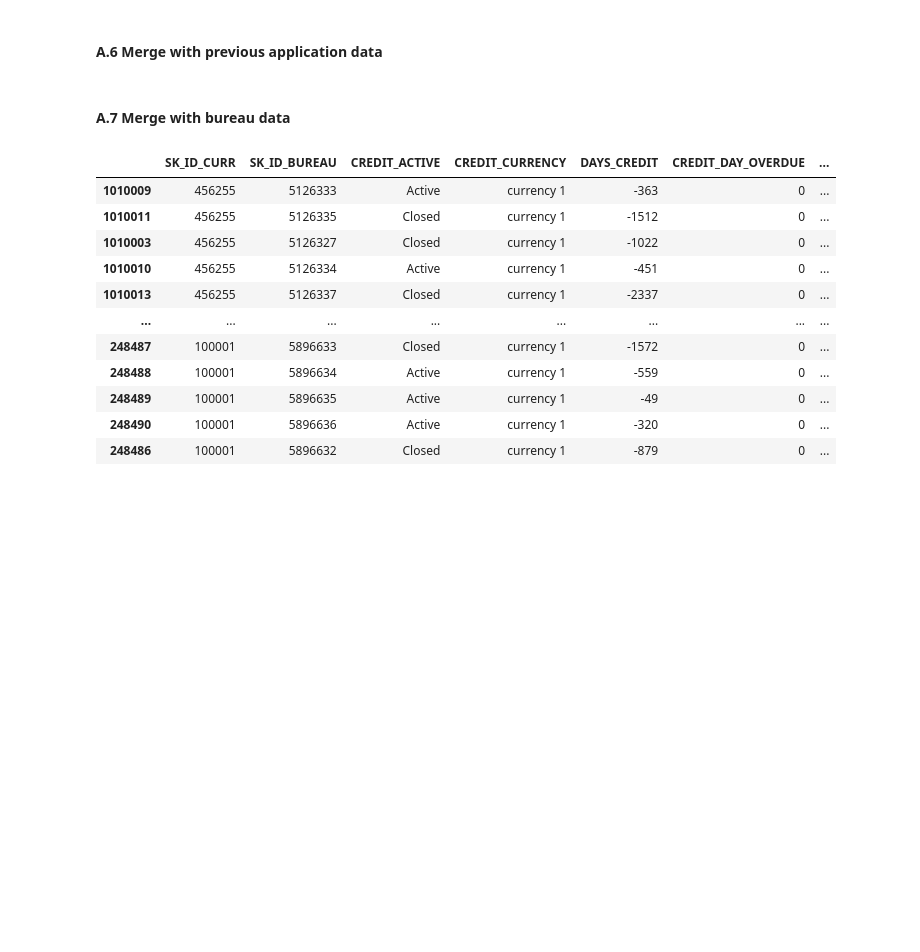
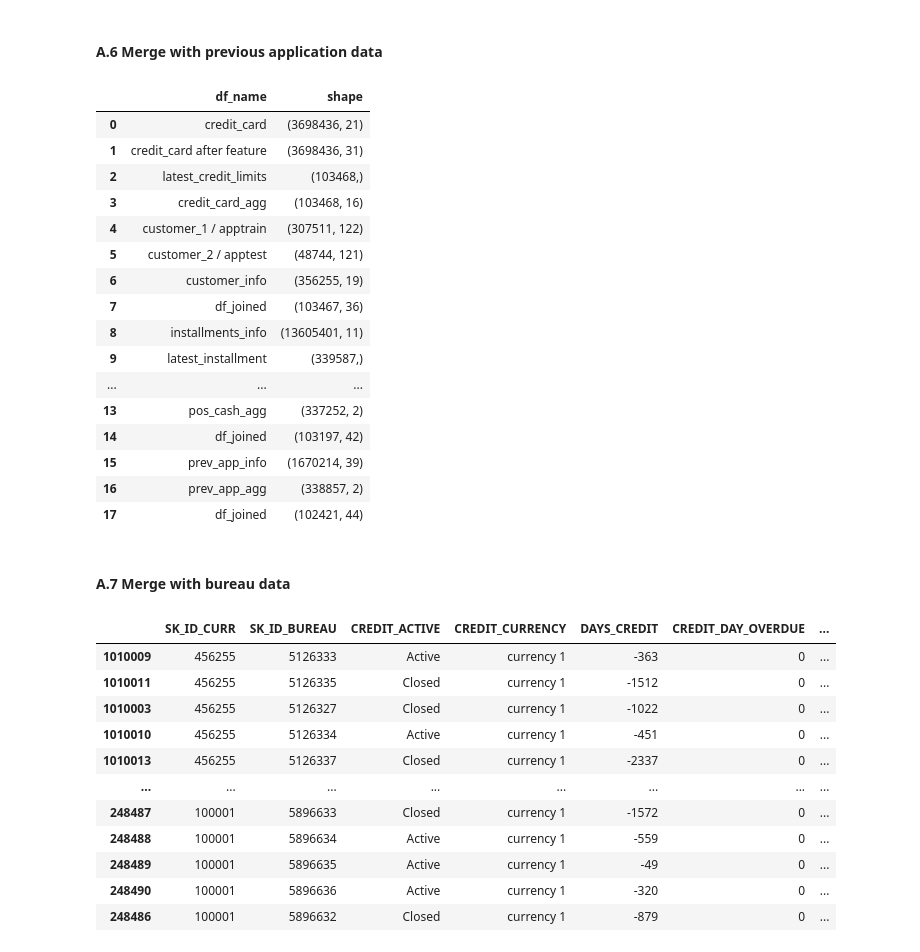
Before and after one commit to dev-dords/ML2_Project, a Jupyter notebook: LT3 - ML2 Final Project.ipynb, the cells around one changed output. Saved outputs shown, nothing was run; the diff lists cells and outputs as text; code cells hidden in the pictures; blank space fills up the shorter version.

Commit message:
added df shape per phase

```diff
--- a/LT3 - ML2 Final Project.ipynb
+++ b/LT3 - ML2 Final Project.ipynb
@@ -237,0 +291,5 @@ customer_info.head()
+# %%
+df_info = df_info = pd.concat([df_info, pd.DataFrame({'df_name': ['customer_1 / apptrain'], 'shape': [customer_1.shape]})], ignore_index=True)
+df_info = df_info = pd.concat([df_info, pd.DataFrame({'df_name': ['customer_2 / apptest'], 'shape': [customer_2.shape]})], ignore_index=True)
+df_info = df_info = pd.concat([df_info, pd.DataFrame({'df_name': ['customer_info'], 'shape': [customer_info.shape]})], ignore_index=True)
+df_info
@@ -302,3 +373,6 @@ df_joined
 | 103466 | 456248 | 23 | 0.000000 | 0.000000 | 0.000000 | ... |
 | 103467 | 456250 | 12 | 173589.326250 | 0.970018 | 1.112272 | ... |
 103467 rows × 36 columns
+# %%
+df_info = df_info = pd.concat([df_info, pd.DataFrame({'df_name': ['df_joined'], 'shape': [df_joined.shape]})], ignore_index=True)
+df_info
@@ -368,3 +452,9 @@ df_joined = pd.merge(df_joined, installments_agg, how='inner',
                      on='SK_ID_CURR')
 
 df_joined.drop(columns=['SK_ID_PREV'], inplace=True, axis=1)
+# %%
+df_info = df_info = pd.concat([df_info, pd.DataFrame({'df_name': ['installments_info'], 'shape': [installments_info.shape]})], ignore_index=True)
+df_info = df_info = pd.concat([df_info, pd.DataFrame({'df_name': ['latest_installment'], 'shape': [latest_installment.shape]})], ignore_index=True)
+df_info = df_info = pd.concat([df_info, pd.DataFrame({'df_name': ['installments_agg'], 'shape': [installments_agg.shape]})], ignore_index=True)
+df_info = df_info = pd.concat([df_info, pd.DataFrame({'df_name': ['df_joined'], 'shape': [df_joined.shape]})], ignore_index=True)
+df_info
@@ -382,3 +486,8 @@ pos_cash_agg = pos_cash.groupby('SK_ID_CURR')['SK_DPD_DEF'].sum().reset_index()
 df_joined = pd.merge(df_joined, pos_cash_agg, how='left', on='SK_ID_CURR')
 # %%
 df_joined['SK_DPD_DEF'].fillna(0, inplace=True)
+# %%
+df_info = df_info = pd.concat([df_info, pd.DataFrame({'df_name': ['pos_cash'], 'shape': [pos_cash.shape]})], ignore_index=True)
+df_info = df_info = pd.concat([df_info, pd.DataFrame({'df_name': ['pos_cash_agg'], 'shape': [pos_cash_agg.shape]})], ignore_index=True)
+df_info = df_info = pd.concat([df_info, pd.DataFrame({'df_name': ['df_joined'], 'shape': [df_joined.shape]})], ignore_index=True)
+df_info
@@ -420,6 +546,29 @@ prev_app_agg = pd.merge(prev_app_agg, prev_app_latest, how='inner', left_index=T
 prev_app_agg.drop(columns=['NAME_CONTRACT_TYPE'], inplace=True, axis=1)
 # %%
 df_joined = pd.merge(df_joined, prev_app_agg, how='inner', on='SK_ID_CURR')
+# %%
+df_info = df_info = pd.concat([df_info, pd.DataFrame({'df_name': ['prev_app_info'], 'shape': [prev_app_info.shape]})], ignore_index=True)
+df_info = df_info = pd.concat([df_info, pd.DataFrame({'df_name': ['prev_app_agg'], 'shape': [prev_app_agg.shape]})], ignore_index=True)
+df_info = df_info = pd.concat([df_info, pd.DataFrame({'df_name': ['df_joined'], 'shape': [df_joined.shape]})], ignore_index=True)
+df_info
+# %% [output]
+|  | df_name | shape |
+| 0 | credit_card | (3698436, 21) |
+| 1 | credit_card after feature | (3698436, 31) |
+| 2 | latest_credit_limits | (103468,) |
+| 3 | credit_card_agg | (103468, 16) |
+| 4 | customer_1 / apptrain | (307511, 122) |
+| 5 | customer_2 / apptest | (48744, 121) |
+| 6 | customer_info | (356255, 19) |
+| 7 | df_joined | (103467, 36) |
+| 8 | installments_info | (13605401, 11) |
+| 9 | latest_installment | (339587,) |
+| ... | ... | ... |
+| 13 | pos_cash_agg | (337252, 2) |
+| 14 | df_joined | (103197, 42) |
+| 15 | prev_app_info | (1670214, 39) |
+| 16 | prev_app_agg | (338857, 2) |
+| 17 | df_joined | (102421, 44) |
 # %% [markdown]
 #### A.7 Merge with bureau data
 # %%
```
Also changed, not shown: parts of 30 cells of this notebook.
